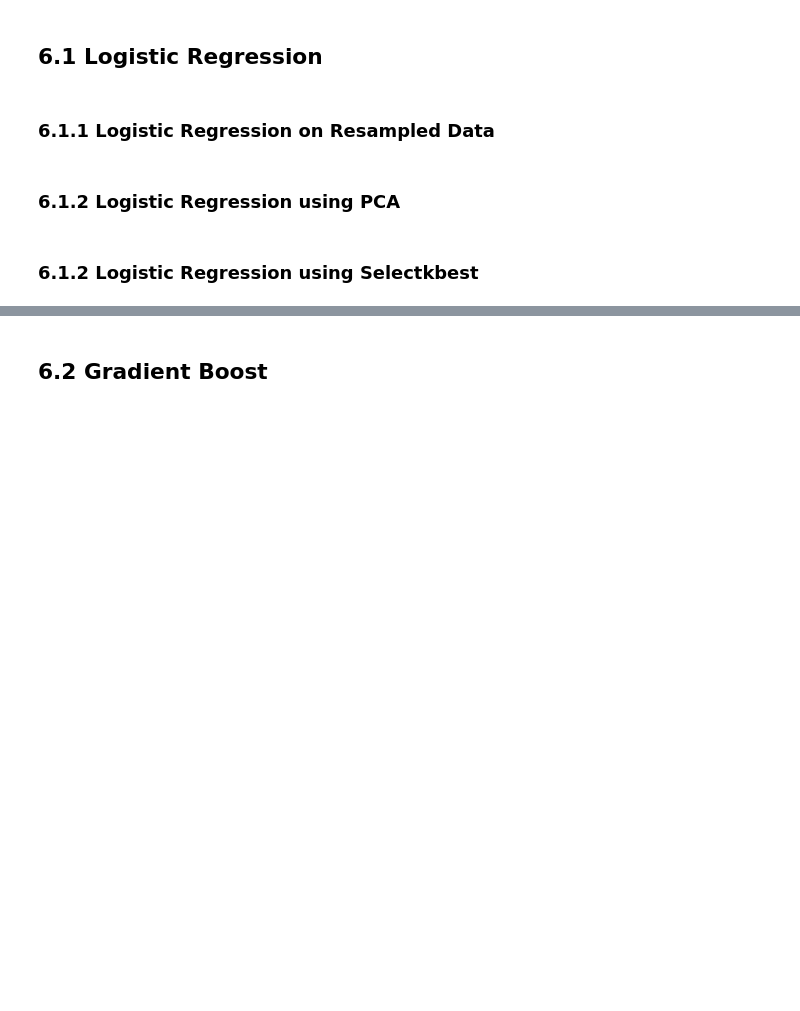
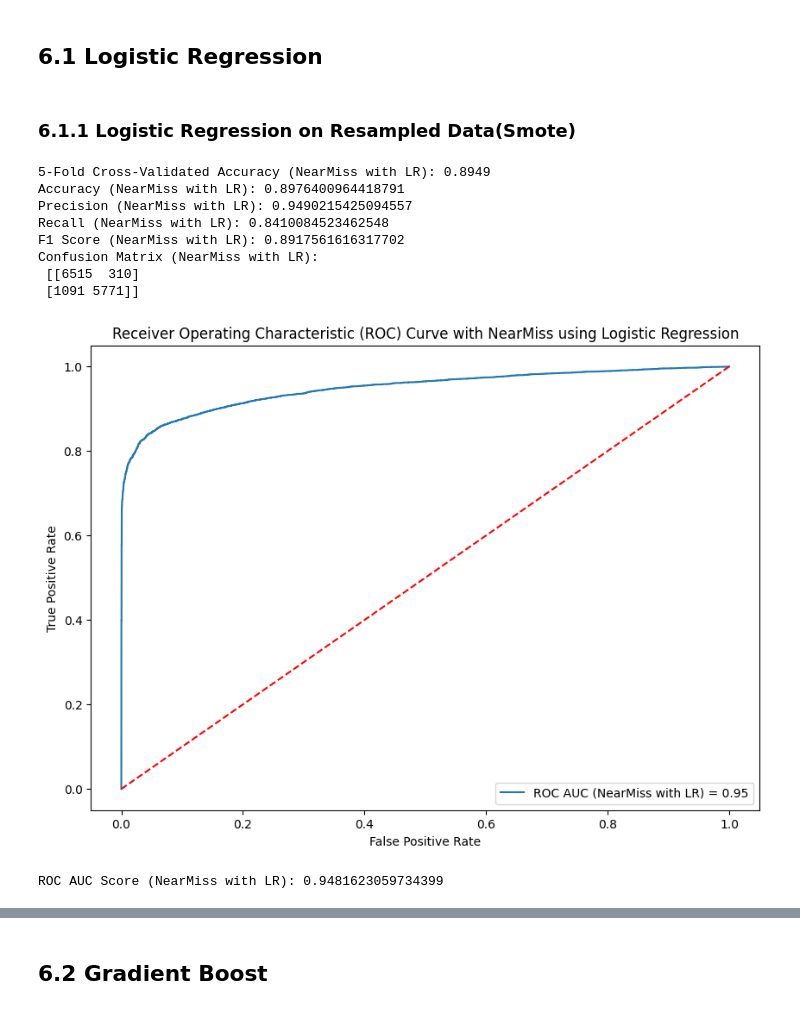
Before and after one commit to ars151960/Dissertation, a Jupyter notebook: Dis_Code.ipynb, the cells around one changed output, grey strips where cells are left out. Drawn from its saved outputs; the diff is of its cells as text; code cells hidden in the pictures; blank space fills up the shorter version.

```diff
--- a/Dis_Code.ipynb
+++ b/Dis_Code.ipynb
@@ -61,2 +33,0 @@ print(duplicate_sum)
-# %%
-df.drop_duplicates(inplace=True)
@@ -256,0 +250,10 @@ Now, the values now fall within a range that excludes the previously identified
+# %%
+le = LabelEncoder()
+
+for col in categorical_features:
+    if len(df[col].unique()) <= 2:
+        df[col] = le.fit_transform(df[col])
+    else:
+        df = pd.get_dummies(df, columns=[col])
+
+df.head()
@@ -357,38 +388,42 @@ warnings.filterwarnings('ignore')
 # %% [markdown]
 ## 6.1 Logistic Regression
 # %% [markdown]
-### 6.1.1 Logistic Regression on Resampled Data
+### 6.1.1 Logistic Regression on Resampled Data(Smote)
 # %%
+lr_nearmiss = LogisticRegression(max_iter=1000)
+scores_nearmiss = cross_val_score(lr_nearmiss, xtrain, ytrain, cv=5)
+avg_score_nearmiss = scores_nearmiss.mean()
+print(f"5-Fold Cross-Validated Accuracy (NearMiss with LR): {avg_score_nearmiss:.4f}")
 
-# 1. Train the model
-#log = LogisticRegression(max_iter=1000)
-log = LogisticRegression()
-log.fit(xtrain, ytrain)
+lr_nearmiss.fit(xtrain, ytrain)
+y_pred_nearmiss = lr_nearmiss.predict(xtest)
 
-# 2. Make predictions
-y_pred = log.predict(xtest)
+print("Accuracy (NearMiss with LR):", accuracy_score(ytest, y_pred_nearmiss))
+print("Precision (NearMiss with LR):", precision_score(ytest, y_pred_nearmiss))
+print("Recall (NearMiss with LR):", recall_score(ytest, y_pred_nearmiss))
+print("F1 Score (NearMiss with LR):", f1_score(ytest, y_pred_nearmiss))
+print("Confusion Matrix (NearMiss with LR):\n", confusion_matrix(ytest, y_pred_nearmiss))
 
-# 3. Evaluate
-print("Accuracy:", accuracy_score(ytest, y_pred))
-print("Precision:", precision_score(ytest, y_pred))
-print("Recall:", recall_score(ytest, y_pred))
-print("F1 Score:", f1_score(ytest, y_pred))
-print("Confusion Matrix:\n", confusion_matrix(ytest, y_pred))
-
-# ROC Curve
-y_prob = log.predict_proba(xtest)[:,1]
-fpr, tpr, thresholds = roc_curve(ytest, y_prob)
-
-# Plot the ROC curve
+y_prob_nearmiss = lr_nearmiss.predict_proba(xtest)[:,1]
+fpr_nearmiss, tpr_nearmiss, thresholds_nearmiss = roc_curve(ytest, y_prob_nearmiss)
 plt.figure(figsize=(10, 7))
-plt.plot(fpr, tpr, label=f'ROC AUC = {roc_auc_score(ytest, y_prob):.2f}')
+plt.plot(fpr_nearmiss, tpr_nearmiss, label=f'ROC AUC (NearMiss with LR) = {roc_auc_score(ytest, y_prob_nearmiss):.2f}')
 plt.plot([0, 1], [0, 1], 'r--')
 plt.xlabel('False Positive Rate')
 plt.ylabel('True Positive Rate')
-plt.title('Receiver Operating Characteristic (ROC) Curve')
+plt.title('Receiver Operating Characteristic (ROC) Curve with NearMiss using Logistic Regression')
 plt.legend(loc='lower right')
 plt.show()
 
-print("ROC AUC Score:", roc_auc_score(ytest, y_prob))
+print("ROC AUC Score (NearMiss with LR):", roc_auc_score(ytest, y_prob_nearmiss))
+# %% [output]
+5-Fold Cross-Validated Accuracy (NearMiss with LR): 0.8949
+Accuracy (NearMiss with LR): 0.8976400964418791
+Precision (NearMiss with LR): 0.9490215425094557
+Recall (NearMiss with LR): 0.8410084523462548
+F1 Score (NearMiss with LR): 0.8917561616317702
+Confusion Matrix (NearMiss with LR):
+ [[6515  310]
+ [1091 5771]]
+[figure, added]
+ROC AUC Score (NearMiss with LR): 0.9481623059734399
-# %% [markdown]
-### 6.1.2 Logistic Regression using PCA
@@ -410,2 +429,0 @@ print("F1 Score:", f1_score(ytest_pca, y_pred_pca))
-# %% [markdown]
-### 6.1.2 Logistic Regression using Selectkbest
```
Also changed, not shown: parts of 128 cells of this notebook, 11 other files.
